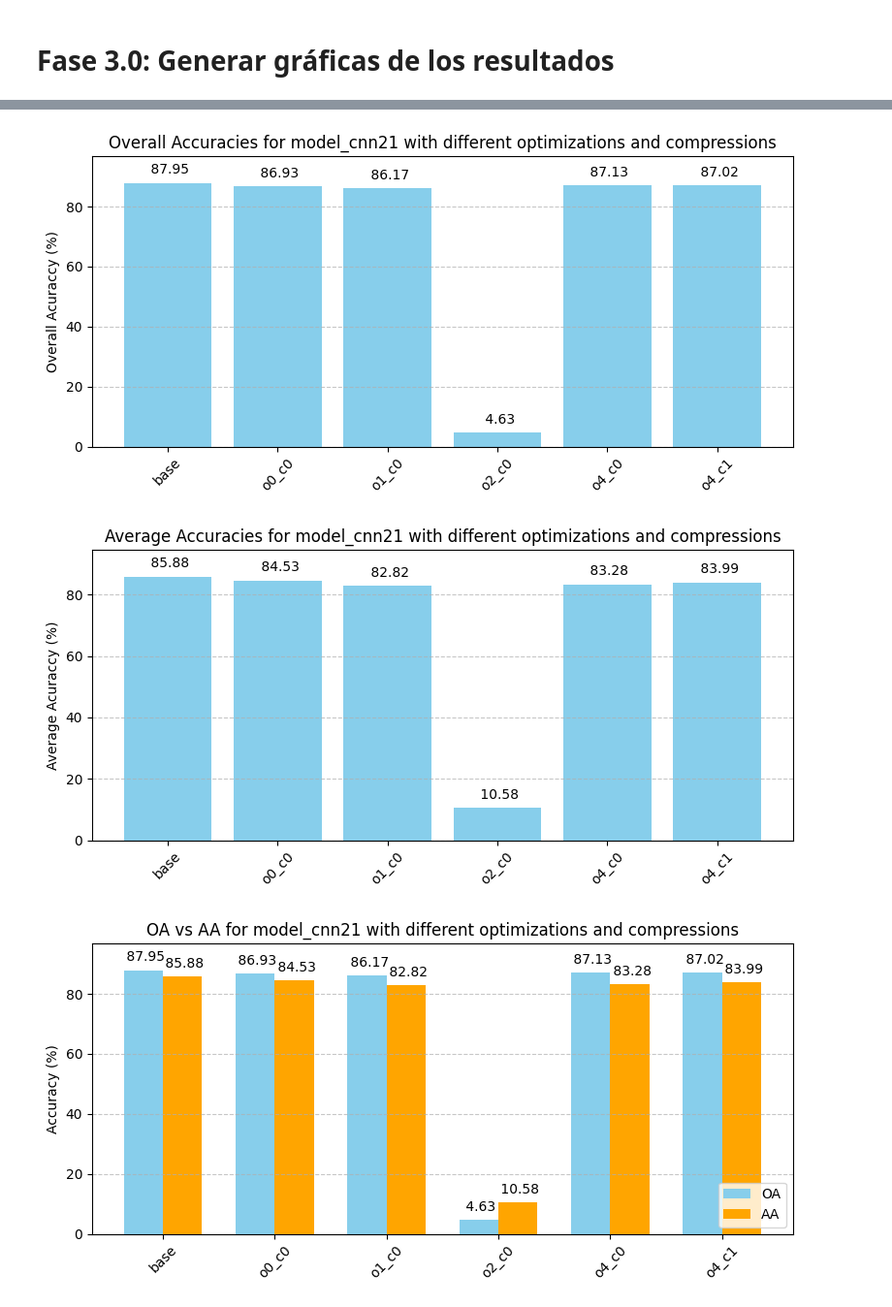
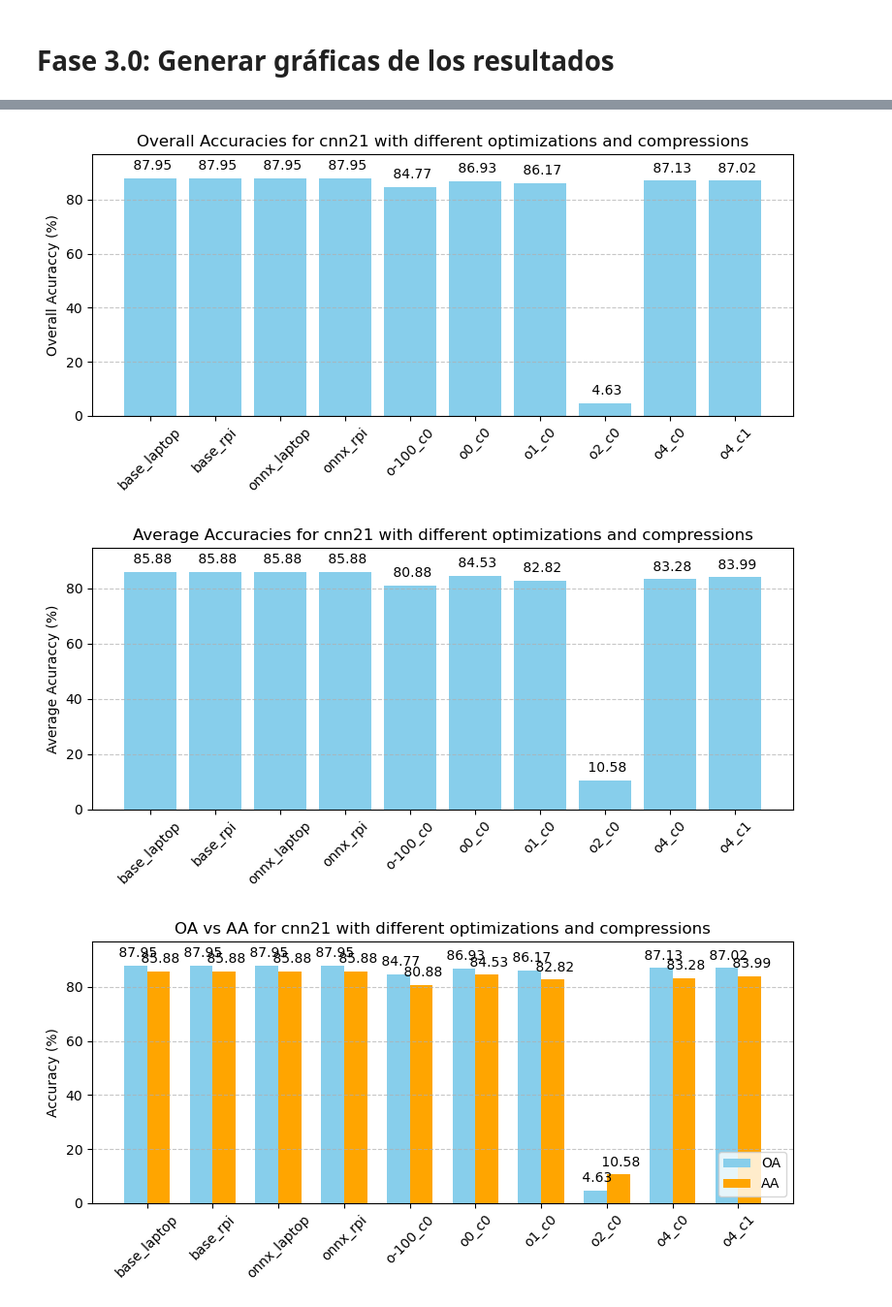
Before and after one commit to pablogcfuentes/hyper-rpi, a Jupyter notebook: notebooks/30_AUX_Graphs.ipynb, the cells around one changed output, grey strips where cells are left out. Shown at 97% size. Drawn from its saved outputs; the diff is of its cells as text; code cells hidden in the pictures.

Commit message:
Graphs of new results

```diff
--- a/notebooks/30_AUX_Graphs.ipynb
+++ b/notebooks/30_AUX_Graphs.ipynb
@@ -10,8 +10,12 @@ import numpy as np
 # %%
 # Datos iniciales
 
-model_names = [
-    "base",
+model_names_cnn = [
+    "base_laptop",
+    "base_rpi",
+    "onnx_laptop",
+    "onnx_rpi",
+    "o-100_c0",
     "o0_c0",
     "o1_c0",
     "o2_c0",
@@ -56,6 +64,10 @@ plt.show()
 # Graficar los OA
 oa_values = [
     87.95,
+    87.95,
+    87.95,
+    87.95,
+    84.77,
     86.93,
     86.17,
     4.63,
@@ -64,7 +76,7 @@ oa_values = [
 ]
 
 plt.figure(figsize=(8, 4))
-bars = plt.bar(model_names, oa_values, color='skyblue')
+bars = plt.bar(model_names_cnn, oa_values, color='skyblue')
 
 # Añadimos valores encima de las barras
 for bar, value in zip(bars, oa_values):
@@ -75,21 +87,25 @@ for bar, value in zip(bars, oa_values):
 
 plt.ylim(top=max(oa_values) * 1.1)
 plt.ylabel("Overall Acuraccy (%)")
-plt.title("Overall Accuracies for model_cnn21 with different optimizations and compressions")
+plt.title("Overall Accuracies for cnn21 with different optimizations and compressions")
 plt.xticks(rotation=45)
 plt.grid(axis='y', linestyle='--', alpha=0.7)
 plt.tight_layout()
 
 # Guardar y mostrar la imagen
-plt.savefig("../results/graphs/overall_accuracies.png")
-plt.savefig("../results/graphs/overall_accuracies.png", dpi=300)
+plt.savefig("../results/graphs/overall_accuracies_cnn21.png")
+plt.savefig("../results/graphs/overall_accuracies_cnn21.pdf", dpi=300)
 plt.show()
 # %% [output]
-[figure, old version]
+[figure, new version]
 # %%
 # Graficar los AA
 aa_values = [
     85.88,
+    85.88,
+    85.88,
+    85.88,
+    80.88,
     84.53,
     82.82,
     10.58,
@@ -98,7 +114,7 @@ aa_values = [
 ]
 
 plt.figure(figsize=(8, 4))
-bars = plt.bar(model_names, aa_values, color='skyblue')
+bars = plt.bar(model_names_cnn, aa_values, color='skyblue')
 
 # Añadimos valores encima de las barras
 for bar, value in zip(bars, aa_values):
@@ -109,54 +125,54 @@ for bar, value in zip(bars, aa_values):
 
 plt.ylim(top=max(aa_values) * 1.1)
 plt.ylabel("Average Acuraccy (%)")
-plt.title("Average Accuracies for model_cnn21 with different optimizations and compressions")
+plt.title("Average Accuracies for cnn21 with different optimizations and compressions")
 plt.xticks(rotation=45)
 plt.grid(axis='y', linestyle='--', alpha=0.7)
 plt.tight_layout()
 
 # Guardar y mostrar la imagen
-plt.savefig("../results/graphs/average_accuracies.png")
-plt.savefig("../results/graphs/average_accuracies.png", dpi=300)
+plt.savefig("../results/graphs/average_accuracies_cnn21.png")
+plt.savefig("../results/graphs/average_accuracies_cnn21.pdf", dpi=300)
 plt.show()
 # %% [output]
-[figure, old version]
+[figure, new version]
 # %%
 # Graficar los OA y los AA
 
 # Posiciones en el eje x
-x = np.arange(len(model_names))
+x = np.arange(len(model_names_cnn))
 width = 0.35 # Ancho de cada barra
 
 plt.figure(figsize=(8, 4))
 
 # Dibujamos las barras OA y AA con desplazamiento
 bars1 = plt.bar(x - width/2, oa_values, width, label='OA', color='skyblue')
 bars2 = plt.bar(x + width/2, aa_values, width, label='AA', color='orange')
 
 # Añadimos valores encima de las barras
 for bar, value in zip(bars1, oa_values):
     plt.text(bar.get_x() + bar.get_width() / 2,
              bar.get_height() + 2,
              f'{value: .2f}',
              ha='center', va='bottom', fontsize=10)
 
 for bar, value in zip(bars2, aa_values):
     plt.text(bar.get_x() + bar.get_width() / 2,
              bar.get_height() + 2,
              f'{value: .2f}',
              ha='center', va='bottom', fontsize=10)
 
 plt.ylim(top=max(max(oa_values), max(aa_values)) * 1.1)
 plt.ylabel("Accuracy (%)")
-plt.title("OA vs AA for model_cnn21 with different optimizations and compressions")
-plt.xticks(x, model_names, rotation=45)
+plt.title("OA vs AA for cnn21 with different optimizations and compressions")
+plt.xticks(x, model_names_cnn, rotation=45)
 plt.legend(loc='lower right')
 plt.grid(axis='y', linestyle='--', alpha=0.7)
 plt.tight_layout()
 
 # Guardar y mostrar la imagen
-plt.savefig("../results/graphs/oa_vs_aa.png")
-plt.savefig("../results/graphs/oa_vs_aa.pdf", dpi=300)
+plt.savefig("../results/graphs/oa_vs_aa_cnn21.png")
+plt.savefig("../results/graphs/oa_vs_aa_cnn21.pdf", dpi=300)
 plt.show()
 # %% [output]
-[figure, old version]
+[figure, new version]
```
Also changed, not shown: parts of 8 cells of this notebook, 22 other files.
